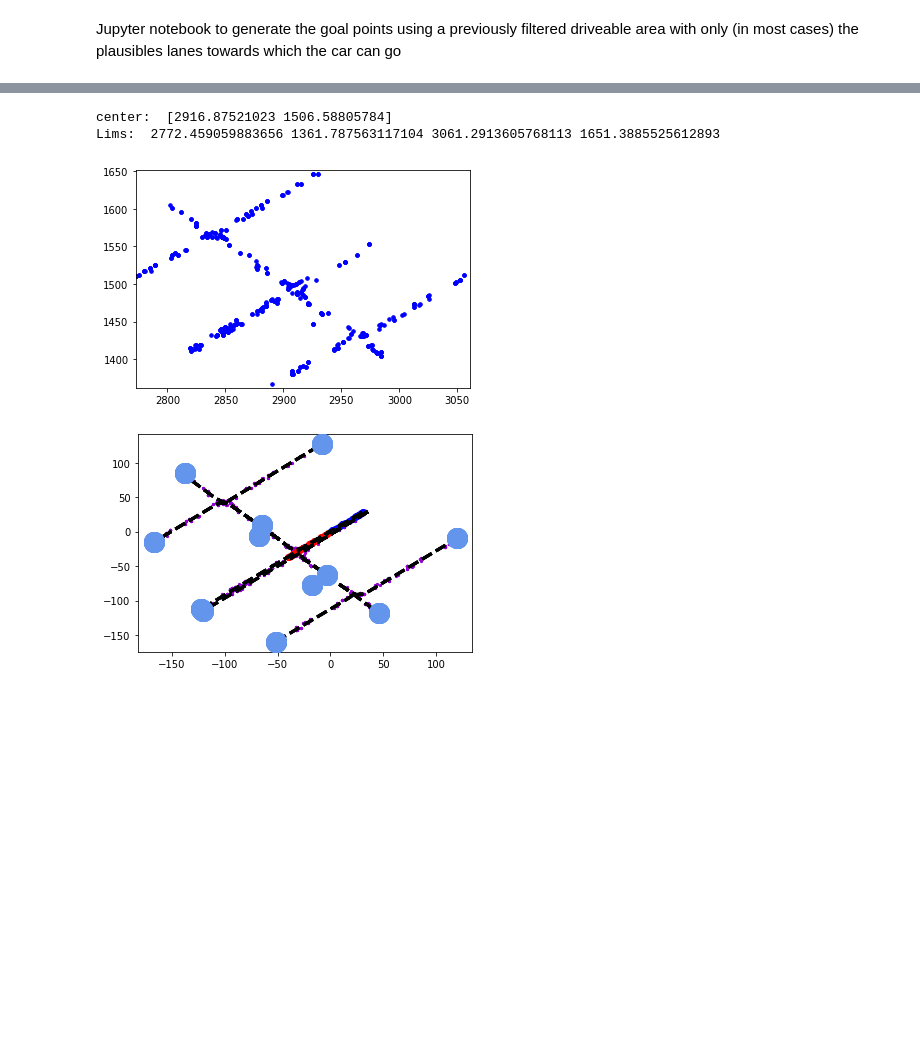
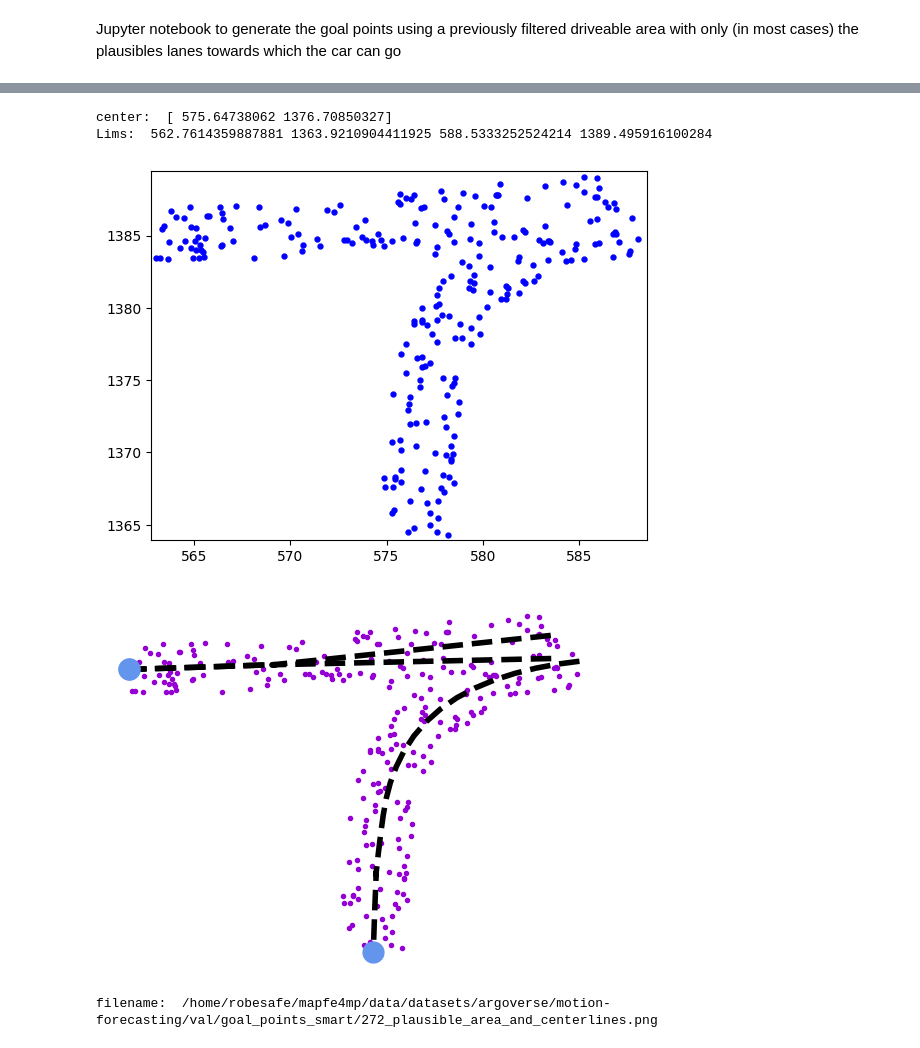
Before and after one commit to Cram3r95/mapfe4mp, a Jupyter notebook: evaluate/argoverse/test_goal_points_smart.ipynb, the cells around one changed output, grey strips where cells are left out. Cells and saved outputs as stored; diff of their text form; code cells hidden in the pictures; blank space fills up the shorter version.

```diff
--- a/evaluate/argoverse/test_goal_points_smart.ipynb
+++ b/evaluate/argoverse/test_goal_points_smart.ipynb
@@ -40,8 +40,8 @@ import model.datasets.argoverse.map_functions as map_functions
 # Folder
 
 dataset_path = "data/datasets/argoverse/motion-forecasting/"
-split = "train"
-split_percentage = 1.0
+split = "val"
+split_percentage = 0.01
 split_folder = os.path.join(BASE_DIR,dataset_path,split)
 
 goal_points_folder = os.path.join(split_folder,"goal_points_smart")
@@ -50,4 +50,3 @@ if not os.path.exists(goal_points_folder):
     os.makedirs(goal_points_folder) # makedirs creates intermediate folders
 
 data_images_folder = os.path.join(split_folder,"map_features")
-# data_images_folder = os.path.join(split_folder,"map_features_gray")
@@ -71,7 +68,10 @@ show = True
 save_fig = True
 change_img_bg = False
 rows = 400
-num_initial_samples = 512
+NUM_CENTERLINES = 3
+CENTERLINE_LENGTH = 30
+# num_initial_samples = CENTERLINE_LENGTH * NUM_CENTERLINES
+num_initial_samples = 256
 pred_seconds = 3 # [seconds] To compute the goal points
                  #           until pred_seconds ahead (assuming constant velocity)
 NUM_GOAL_POINTS = 32
@@ -84,9 +84,12 @@ obs_origin = 20
 # %%
 # 0. Load data dict with the relevant physical info for each sequence (regarding the target agent)
 
+# npz_file = "relevant_centerlines_map_api_first_obs_40_points.npz"
+npz_file = "relevant_centerlines_map_api_last_obs_30_points.npz"
+
 npz_filename = os.path.join(split_folder,
                          f"data_processed_{str(int(split_percentage*100))}_percent",
-                         "relevant_centerlines.npz")
+                         npz_file)
 relevant_centerlines = np.load(npz_filename,allow_pickle=True)
 data_dict = relevant_centerlines['arr_0'].item()
 
@@ -96,7 +99,7 @@ FileNotFoundError: [Errno 2] No such file or directory: '/home/robesafe/mapfe4mp
 # %%
 # 1. Load specific sequence info
 
-file_id = 188893
+file_id = 272
 
 # 1.1. Load agent's trajectory
 
@@ -110,7 +113,7 @@ last_obs = agent_xy[obs_origin-1,:]
 
 # 1.2. Load plausible map info
 
-img_filename = os.path.join(data_images_folder,str(file_id)+"_binary_plausible_area_filtered.png")
+img_filename = os.path.join(data_images_folder,str(file_id)+"_binary_plausible_area_filtered_color.png")
 
 relevant_centerlines_filtered = data_dict[str(file_id)]["relevant_centerlines_filtered"]
 center_plausible_area_filtered = data_dict[str(file_id)]["center_plausible_area_filtered"]
@@ -210,45 +213,60 @@ abs_points = rw_points - last_obs
 # 2.1.1. Plot to ensure this transformation
 
 fig, ax = plt.subplots()
-plt.scatter(abs_points[:,0], abs_points[:,1], c="darkviolet", marker=".", s=20) # Points from the plausible area
+plt.scatter(abs_points[:,0], abs_points[:,1], c="darkviolet", marker=".", s=35) # Points from the plausible area
 agent_xy_abs = agent_xy - last_obs
-plt.plot(agent_xy_abs[:obs_len,0], agent_xy_abs[:obs_len,1], "o", color="b") # Agent's obs
-plt.plot(agent_xy_abs[obs_len:,0], agent_xy_abs[obs_len:,1], "o", color="r") # Agent's gt
+# plt.plot(agent_xy_abs[:obs_len,0], agent_xy_abs[:obs_len,1], "-", color="goldenrod", linewidth=5) # Agent's obs
+# plt.plot(agent_xy_abs[obs_len:,0], agent_xy_abs[obs_len:,1], "-", color="indianred", linewidth=5) # Agent's gt
 
-last_gt = agent_xy[-1,:] - last_obs
-last_obs_patch = plt.Circle((0,0), 0.5, color='yellow',zorder=10)
-last_gt_patch = plt.Circle((last_gt[0],last_gt[1]), 0.5, color='green',zorder=10)
-ax.add_patch(last_obs_patch)
-ax.add_patch(last_gt_patch)
+# last_gt = agent_xy[-1,:] - last_obs
+# last_obs_patch = plt.Circle((0,0), 0.5, color='yellow',zorder=10)
+# last_gt_patch = plt.Circle((last_gt[0],last_gt[1]), 0.5, color='green',zorder=10)
+# ax.add_patch(last_obs_patch)
+# ax.add_patch(last_gt_patch)
 
 # 2.1.2. Plot the different centerlines
 
 for centerline in relevant_centerlines_filtered:
     centerline = centerline - last_obs
     plt.plot(
             centerline[:, 0],
             centerline[:, 1],
             "--",
             color="black",
             alpha=1,
-            linewidth=3,
+            linewidth=4,
             zorder=15,
             )
+
+#     factor = 0.5
+#     noise = factor * np.random.randn(centerline.shape[0],centerline.shape[1])
+#     plausible_points = noise + centerline
+#     plt.scatter(plausible_points[:,0], plausible_points[:,1], c="darkviolet", marker=".", s=30) # Points from the plausible area
 
     plt.plot(
             centerline[-1, 0],
             centerline[-1, 1],
             "o",
             color="cornflowerblue",
             alpha=1,
-            markersize=20,
+            markersize=15,
             zorder=20,
             )
+plt.axis("off")
 plt.show()
 plt.cla()
+
+filename = os.path.join(goal_points_folder,str(file_id) + "_plausible_area_and_centerlines.png")
+print("filename: ", filename)
+fig.tight_layout(pad=0)
+fig.canvas.draw()
+img = cv2.cvtColor(np.asarray(fig.canvas.buffer_rgba()), cv2.COLOR_RGBA2BGR)
+cv2.imwrite(filename, img)
+
 plt.close('all')
 # %% [output]
-center:  [2916.87521023 1506.58805784]
-Lims:  2772.459059883656 1361.787563117104 3061.2913605768113 1651.3885525612893
+center:  [ 575.64738062 1376.70850327]
+Lims:  562.7614359887881 1363.9210904411925 588.5333252524214 1389.495916100284
-[figure, old version]
+[figure, new version]
-[figure, old version]
+[figure, new version]
+filename:  /home/robesafe/mapfe4mp/data/datasets/argoverse/motion-forecasting/val/goal_points_smart/272_plausible_area_and_centerlines.png
```
Also changed, not shown: parts of 5 cells of this notebook, 11 other files.
